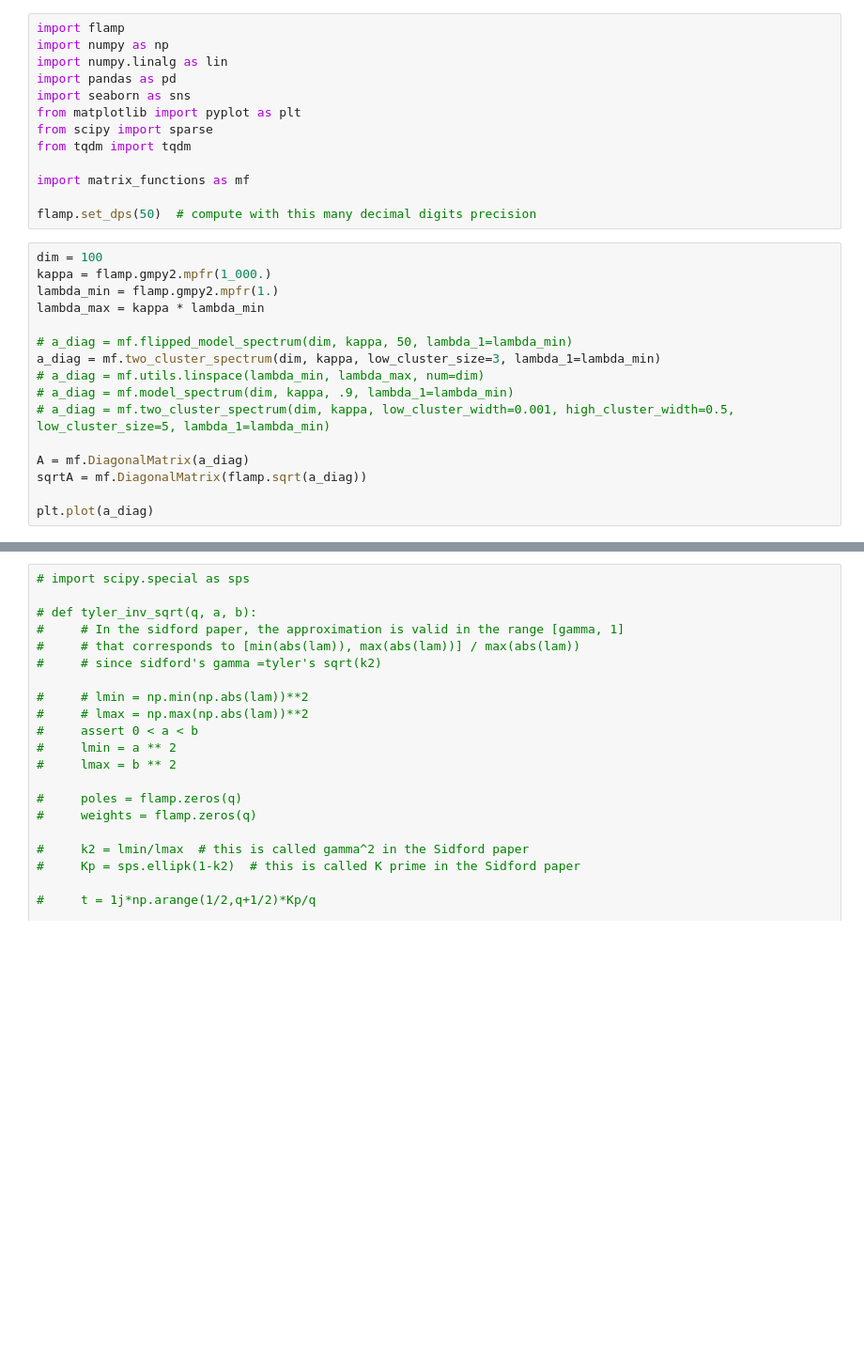
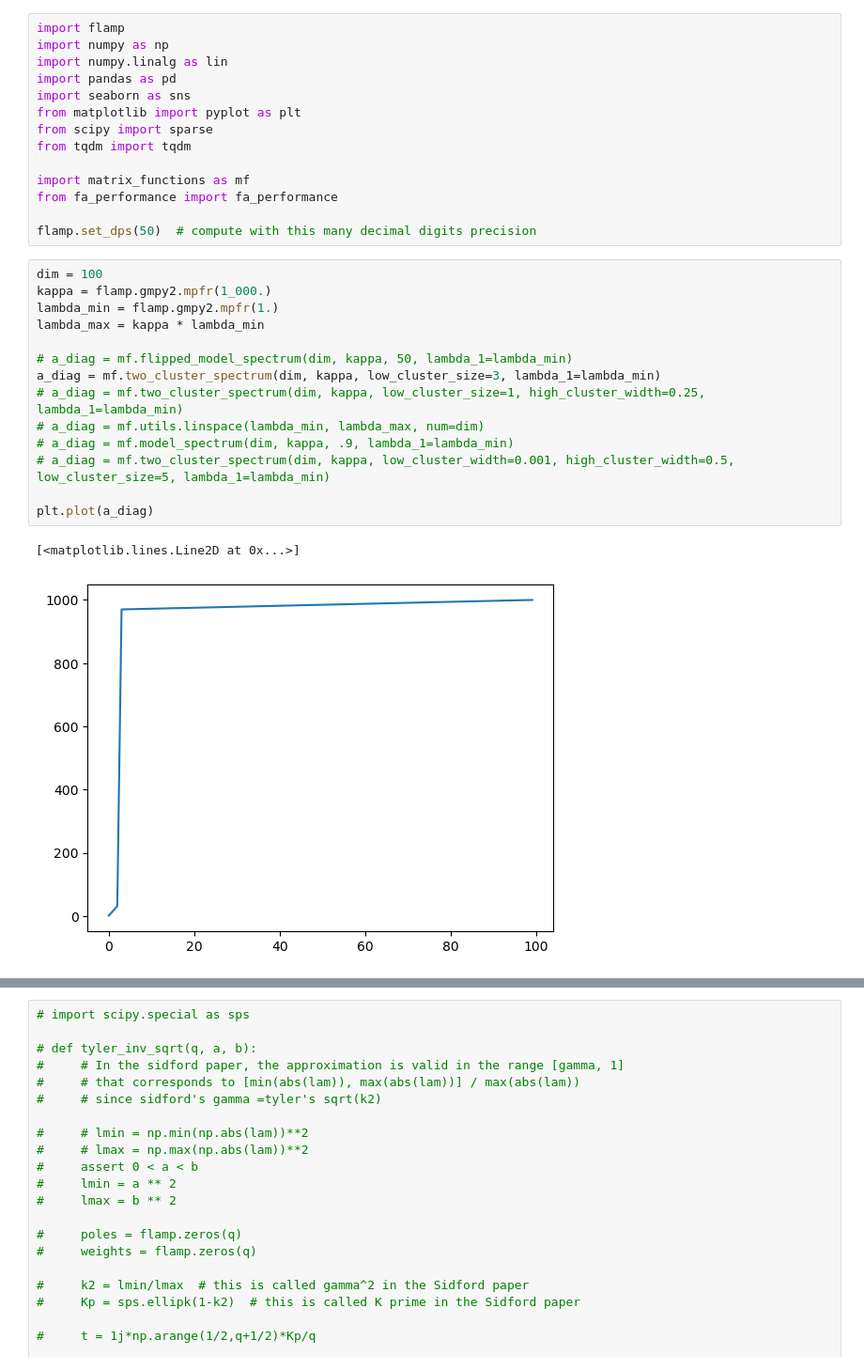
Before and after one commit to NoahAmsel/lanczos-optimality, a Jupyter notebook: convergence.ipynb, the cells around one changed output, grey strips where cells are left out. Shown at 94% size. Cells and saved outputs as stored; diff of their text form; blank space fills up the shorter version.

```diff
--- a/convergence.ipynb
+++ b/convergence.ipynb
@@ -9,24 +9,26 @@ from scipy import sparse
 from tqdm import tqdm
 
 import matrix_functions as mf
+from fa_performance import fa_performance
 
 flamp.set_dps(50)  # compute with this many decimal digits precision
 # %%
 dim = 100
 kappa = flamp.gmpy2.mpfr(1_000.)
 lambda_min = flamp.gmpy2.mpfr(1.)
 lambda_max = kappa * lambda_min
 
 # a_diag = mf.flipped_model_spectrum(dim, kappa, 50, lambda_1=lambda_min)
 a_diag = mf.two_cluster_spectrum(dim, kappa, low_cluster_size=3, lambda_1=lambda_min)
+# a_diag = mf.two_cluster_spectrum(dim, kappa, low_cluster_size=1, high_cluster_width=0.25, lambda_1=lambda_min)
 # a_diag = mf.utils.linspace(lambda_min, lambda_max, num=dim)
 # a_diag = mf.model_spectrum(dim, kappa, .9, lambda_1=lambda_min)
 # a_diag = mf.two_cluster_spectrum(dim, kappa, low_cluster_width=0.001, high_cluster_width=0.5, low_cluster_size=5, lambda_1=lambda_min)
 
-A = mf.DiagonalMatrix(a_diag)
-sqrtA = mf.DiagonalMatrix(flamp.sqrt(a_diag))
-
 plt.plot(a_diag)
+# %% [output]
+[<matplotlib.lines.Line2D at 0x...>]
+[figure, added]
 # %%
 denom_deg = 2
 def f(x):
```
Also changed, not shown: parts of 7 cells of this notebook, 1 other file.
